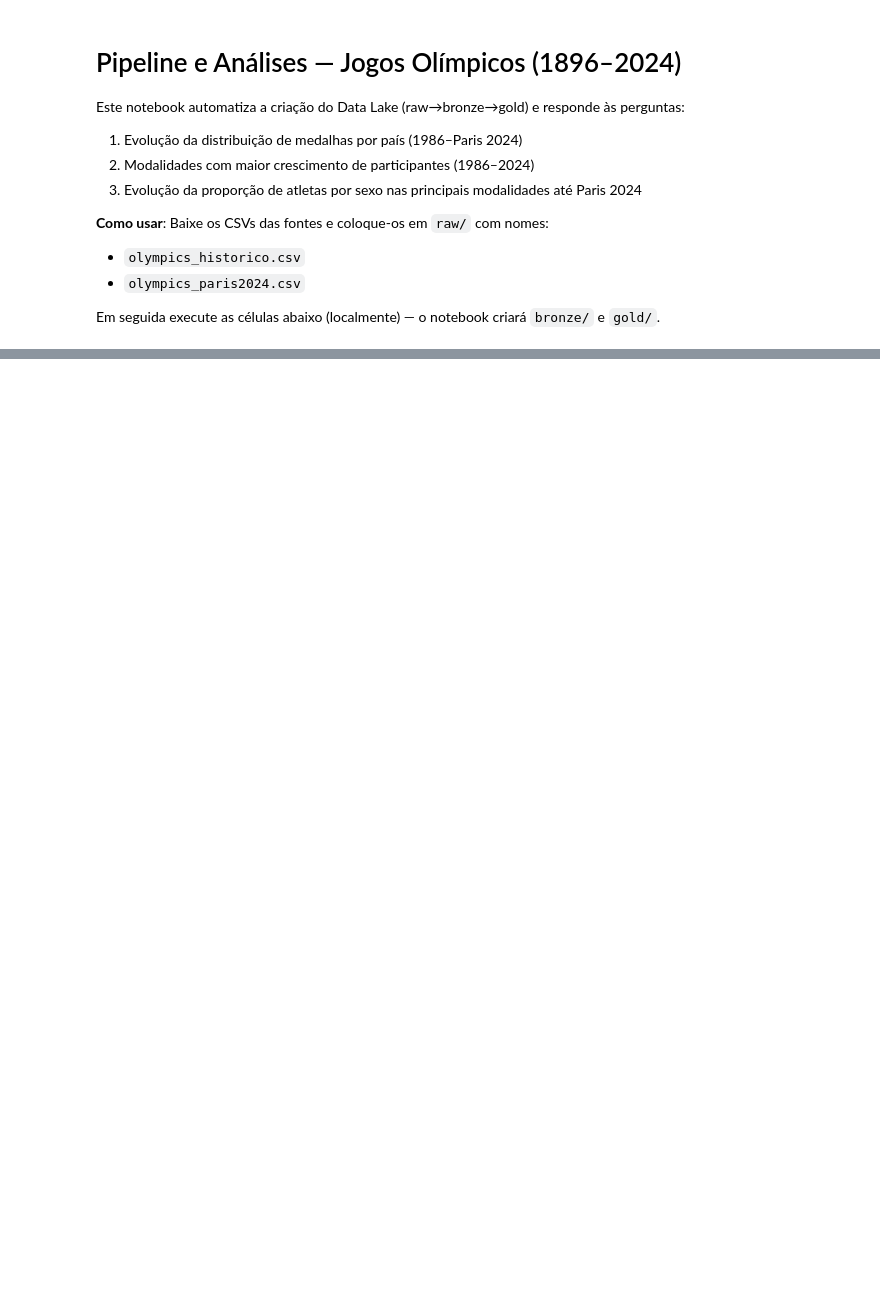
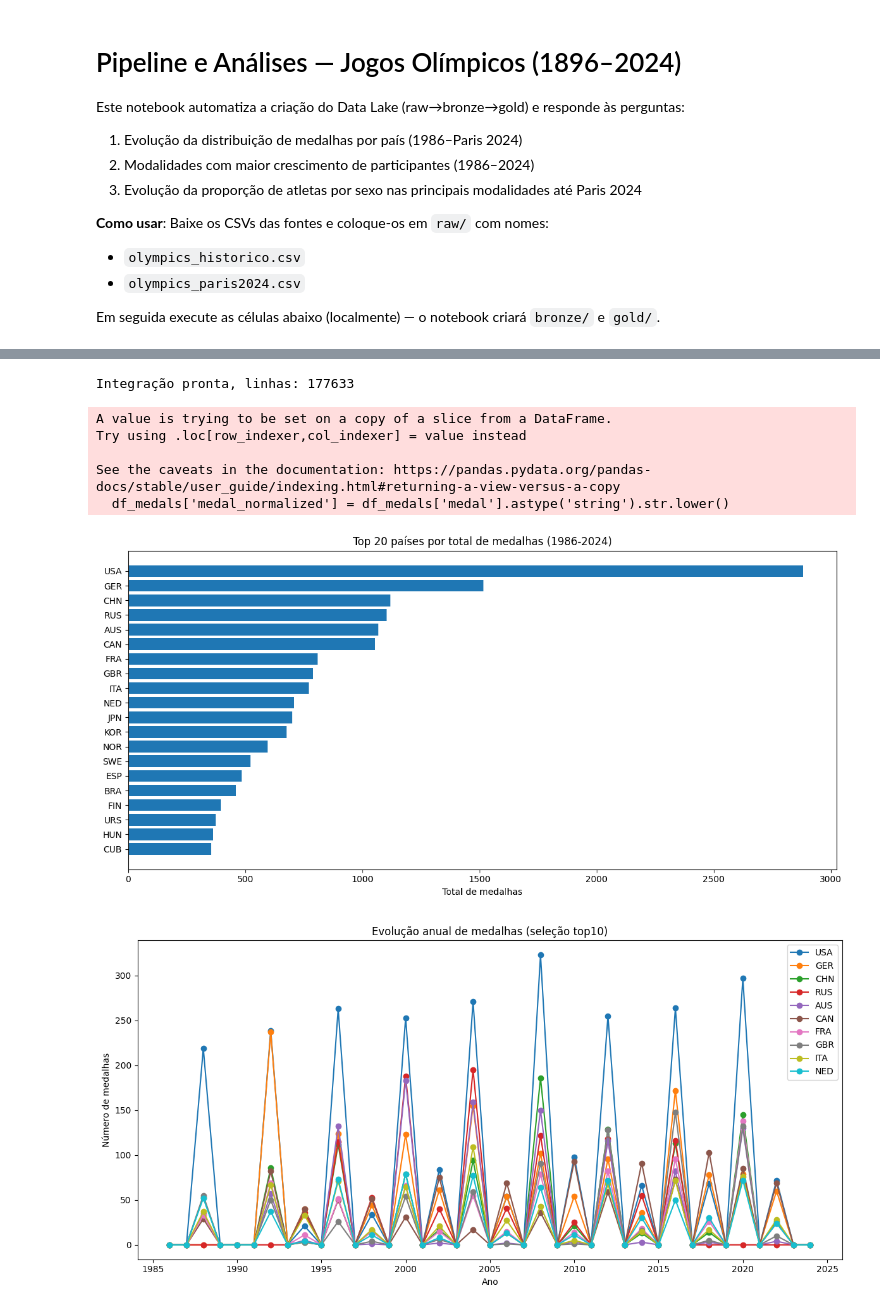
Before and after one commit to GustavoCosta200/Olympics-datalake, a Jupyter notebook: notebook.ipynb, the cells around one changed output, grey strips where cells are left out. Drawn from its saved outputs; the diff is of its cells as text; code cells hidden in the pictures; blank space fills up the shorter version.

```diff
--- a/notebook.ipynb
+++ b/notebook.ipynb
@@ -16,9 +34,8 @@ Em seguida execute as células abaixo (localmente) — o notebook criará `bronz
 # %%
-
 # Setup: import libs, paths e função utilitárias
 import os, json, pandas as pd, numpy as np
 from pathlib import Path
-root = Path('.') / 'olympics-datalake'
+root = Path('.') / 'D:'
 raw = root / 'raw'
 bronze = root / 'bronze'
 gold = root / 'gold'
@@ -62,8 +157,7 @@ print("Colunas disponíveis:", list(merged.columns))
 # %%
-
 # 1) Carregar os arquivos brutos (usuário deve colocar os CSVs em raw/)
-hist_path = raw / 'olympics_historico.csv'
-paris_path = raw / 'olympics_paris2024.csv'
+hist_path = raw / 'olympics_historico'
+paris_path = raw / 'olympics_paris2024'
 
 if not hist_path.exists() or not paris_path.exists():
     print('ERRO: coloque os CSVs em raw/ com os nomes: olympics_historico.csv e olympics_paris2024.csv')
@@ -86,7 +182,7 @@ def harmonize(df):
             colmap[c] = 'city'
         if lc in ['sport','sports']:
             colmap[c] = 'sport'
-        if lc in ['event','event_name']:
+        if lc in ['event','event_name', 'medal_events']:
             colmap[c] = 'event'
         if lc in ['athlete','name']:
             colmap[c] = 'athlete'
@@ -106,6 +202,7 @@ def harmonize(df):
     df['year'] = pd.to_numeric(df['year'], errors='coerce').astype('Int64')
     # standardize sex values
     df['sex'] = df['sex'].astype('string').str.upper().replace({'M':'M','F':'F','MALE':'M','FEMALE':'F'})
+
     # trim strings
     strcols = ['city','sport','event','athlete','country','medal','sex']
     for c in strcols:
@@ -145,19 +269,32 @@ if 'df_hist' in globals():
 # %%
 
 # 4) Integração: unir as duas fontes (foco em anos >= 1986 até 2024)
+# Base dos Dados já tem a coluna year (garantir que seja int)
 if 'df_hist' in globals():
-    # concatenar e filtrar por ano >=1986
-    df_all = pd.concat([df_hist, df_paris], ignore_index=True, sort=False)
-    df_all = df_all[df_all['year'].notna()]
-    df_all = df_all[(df_all['year'] >= 1986) & (df_all['year'] <= 2024)]
-    df_all.reset_index(drop=True, inplace=True)
-    print('Integração pronta, linhas:', df_all.shape[0])
-    df_all.to_parquet(bronze / 'olympics_1986_2024.parquet', index=False)
-    save_json_metadata(str((bronze / 'olympics_1986_2024').with_suffix('.json')), {
-        'dataset_name':'olympics_1986_2024',
-        'source':'concat(base_dos_dados, kaggle_paris2024)',
-        'rows': int(df_all.shape[0]),
-        'columns': list(df_all.columns),
-        'notes':'Filtrado para anos 1986-2024'
-    })
+    df_hist['year'] = pd.to_numeric(df_hist['year'], errors='coerce').astype('Int64')
+
+# Paris 2024: criar a coluna year = 2024
+if 'df_paris' in globals():
+    df_paris['year'] = 2024
+    df_paris['year'] = df_paris['year'].astype('Int64')
+
+# Integração
+df_all = pd.concat([df_hist, df_paris], ignore_index=True, sort=False)
+
+# Filtrar anos válidos
+df_all = df_all[df_all['year'].notna()]
+df_all['year'] = df_all['year'].astype(int)
+df_all = df_all[(df_all['year'] >= 1986) & (df_all['year'] <= 2024)]
+
+print('Integração pronta, linhas:', df_all.shape[0])
+df_all.to_parquet(bronze / 'olympics_1986_2024.parquet', index=False)
+save_json_metadata(str((bronze / 'olympics_1986_2024').with_suffix('.json')), {
+    'dataset_name':'olympics_1986_2024',
+    'source':'concat(base_dos_dados, kaggle_paris2024)',
+    'rows': int(df_all.shape[0]),
+    'columns': list(df_all.columns),
+    'notes':'Filtrado para anos 1986-2024'
+})
+# %% [output]
+Integração pronta, linhas: 177633
 # %%
@@ -175,41 +311,49 @@ import matplotlib.pyplot as plt
 # --- Pergunta 1: Evolução da distribuição de medalhas por país desde 1986 até Paris 2024
 # Assumimos que a coluna 'medal' contém nome da medalha (Gold/Silver/Bronze/NA)
 df_medals = df_all[df_all['medal'].notna() & (df_all['medal']!='')]
 # normalizar medal names
 df_medals['medal_normalized'] = df_medals['medal'].astype('string').str.lower()
 # contador por país e edição
-medals_by_country_year = df_medals.groupby(['year','country']).size().reset_index(name='medal_count')
+medals_by_country_year = df_medals.groupby(['year','country_noc']).size().reset_index(name='medal_count')
 # total por país (1986-2024)
-total_by_country = medals_by_country_year.groupby('country')['medal_count'].sum().reset_index().sort_values('medal_count', ascending=False)
+total_by_country = medals_by_country_year.groupby('country_noc')['medal_count'].sum().reset_index().sort_values('medal_count', ascending=False)
 # média por edição
-mean_by_country = medals_by_country_year.groupby('country')['medal_count'].mean().reset_index().sort_values('medal_count', ascending=False)
+mean_by_country = medals_by_country_year.groupby('country_noc')['medal_count'].mean().reset_index().sort_values('medal_count', ascending=False)
 # salvar tabelas
 total_by_country.to_csv(gold / 'analise_medalhas' / 'medalhas_total_por_pais_1986_2024.csv', index=False)
 mean_by_country.to_csv(gold / 'analise_medalhas' / 'medalhas_media_por_edicao_por_pais.csv', index=False)
 
 # Plot: top 20 países por total de medalhas (barra)
 top20 = total_by_country.head(20)
 plt.figure(figsize=(12,6))
-plt.barh(top20['country'][::-1], top20['medal_count'][::-1])
+plt.barh(top20['country_noc'][::-1], top20['medal_count'][::-1])
 plt.title('Top 20 países por total de medalhas (1986-2024)')
 plt.xlabel('Total de medalhas')
 plt.tight_layout()
 plt.savefig(gold / 'analise_medalhas' / 'medalhas_top20_total_1986_2024.png')
 plt.show()
 
 # Série temporal: medalhas por país (exemplo para top 6 países)
-top6 = top20['country'].head(6).tolist()
+top10 = top20['country_noc'].head(10).tolist()
 plt.figure(figsize=(12,6))
-for c in top6:
-    series = medals_by_country_year[medals_by_country_year['country']==c].set_index('year').reindex(range(1986,2025), fill_value=0)['medal_count']
+for c in top10:
+    series = medals_by_country_year[medals_by_country_year['country_noc']==c].set_index('year').reindex(range(1986,2025), fill_value=0)['medal_count']
     plt.plot(series.index, series.values, marker='o', label=c)
 plt.legend()
-plt.title('Evolução anual de medalhas (seleção top6)')
+plt.title('Evolução anual de medalhas (seleção top10)')
 plt.xlabel('Ano')
 plt.ylabel('Número de medalhas')
 plt.tight_layout()
 plt.savefig(gold / 'analise_medalhas' / 'medalhas_evolucao_top6.png')
 plt.show()
+# %% [output]
+A value is trying to be set on a copy of a slice from a DataFrame.
+Try using .loc[row_indexer,col_indexer] = value instead
+
+See the caveats in the documentation: https://pandas.pydata.org/pandas-docs/stable/user_guide/indexing.html#returning-a-view-versus-a-copy
+  df_medals['medal_normalized'] = df_medals['medal'].astype('string').str.lower()
+[figure, added]
+[figure, added]
 # %%
 
 # --- Pergunta 2: Modalidades que mais cresceram em número de participantes entre 1986 e 2024
```
Also changed, not shown: parts of 13 cells of this notebook, 2 other files.
